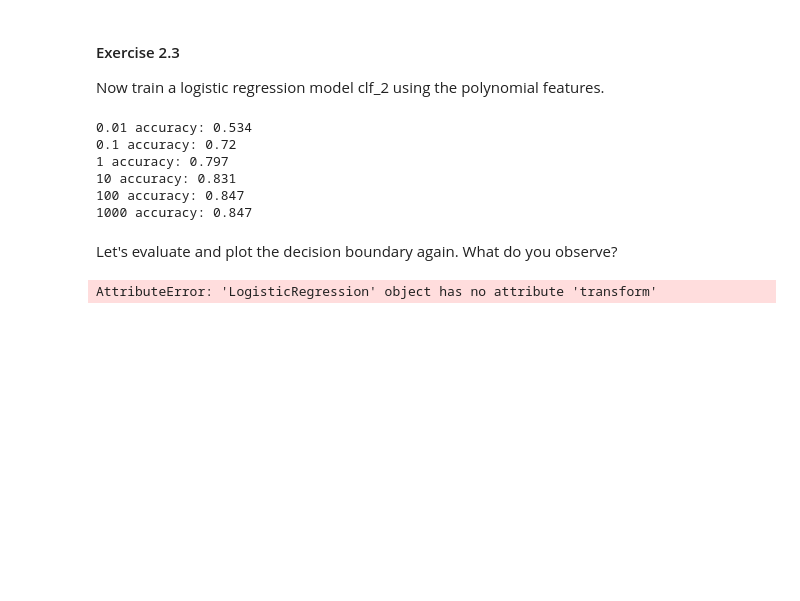
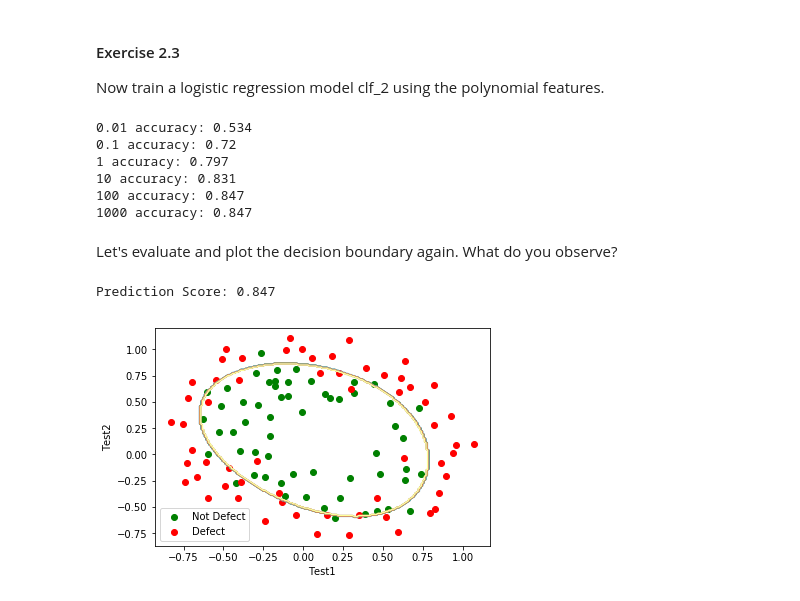
Before and after one commit to balag752/Machine-Learning-1, a Jupyter notebook: 12. LogisticRegression/LogisticRegression.ipynb, the cells around one changed output. Saved outputs shown, nothing was run; the diff lists cells and outputs as text; code cells hidden in the pictures; blank space fills up the shorter version.

```diff
--- a/12. LogisticRegression/LogisticRegression.ipynb
+++ b/12. LogisticRegression/LogisticRegression.ipynb
@@ -316,8 +319,8 @@ from sklearn.preprocessing import PolynomialFeatures
 ####################
 # INSERT CODE HERE #
 ####################
-
-X_poly =PolynomialFeatures(degree=3).fit_transform(X)
+poly=PolynomialFeatures(degree=3)
+X_poly =poly.fit_transform(X)
 # %% [markdown]
 #### Exercise 2.3
 
@@ -342,16 +345,17 @@ clf_2=LogisticRegression(C=100).fit(X_poly, y)
 # %% [markdown]
 Let's evaluate and plot the decision boundary again. What do you observe?
 # %%
-plot_boundary(clf_2, X, y, grid_step=.01, poly_featurizer=clf_2)
+plot_boundary(clf_2, X, y, grid_step=.01, poly_featurizer=poly)
 
 plt.scatter(X[y == 1, 0], X[y == 1, 1], c='green', label='Not Defect')
 plt.scatter(X[y == -1, 0], X[y == -1, 1], c='red', label='Defect')
 plt.xlabel("Test1")
 plt.ylabel("Test2")
-plt.title('Logit with C= {}'.format(C))
+#plt.title('Logit with C= {}'.format(C))
 plt.legend();
 
 print("Prediction Score:",
 round(clf_2.score(X_poly, y), 3))
 # %% [output]
-AttributeError: 'LogisticRegression' object has no attribute 'transform'
+Prediction Score: 0.847
+[figure, added]
```
Also changed, not shown: parts of 8 cells of this notebook.
